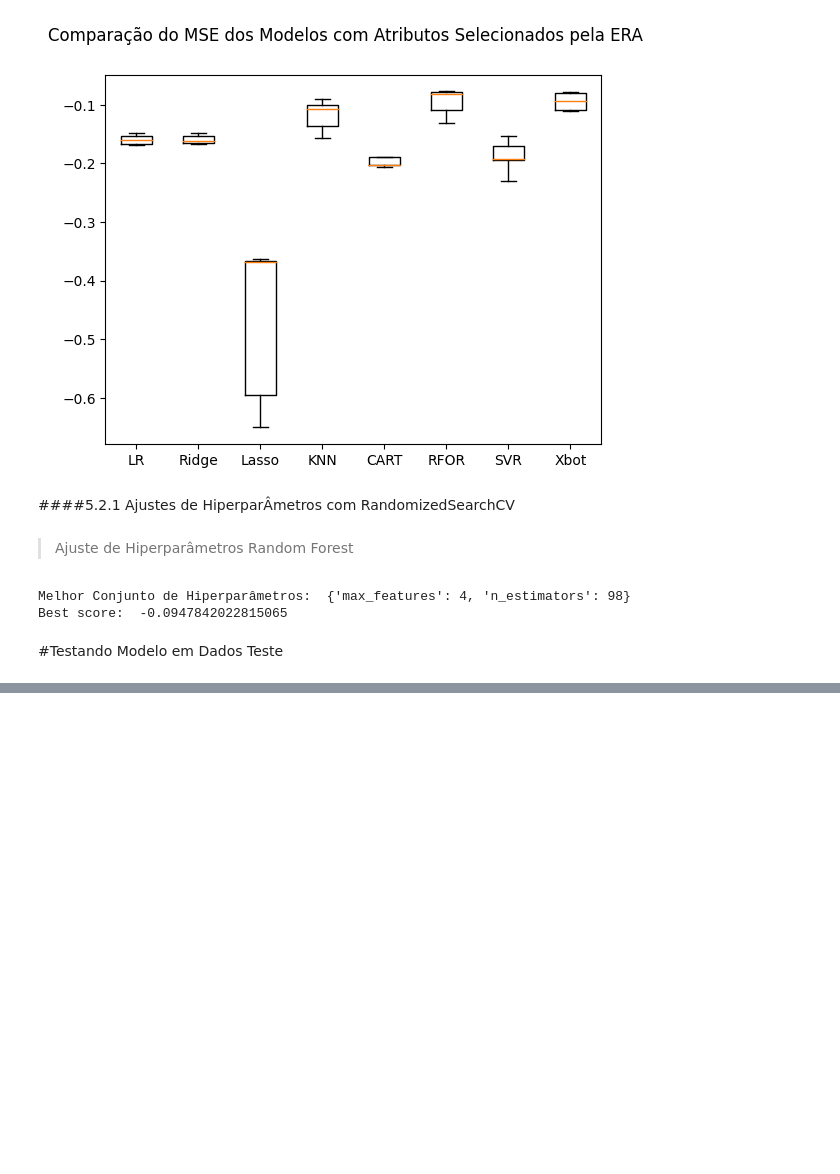
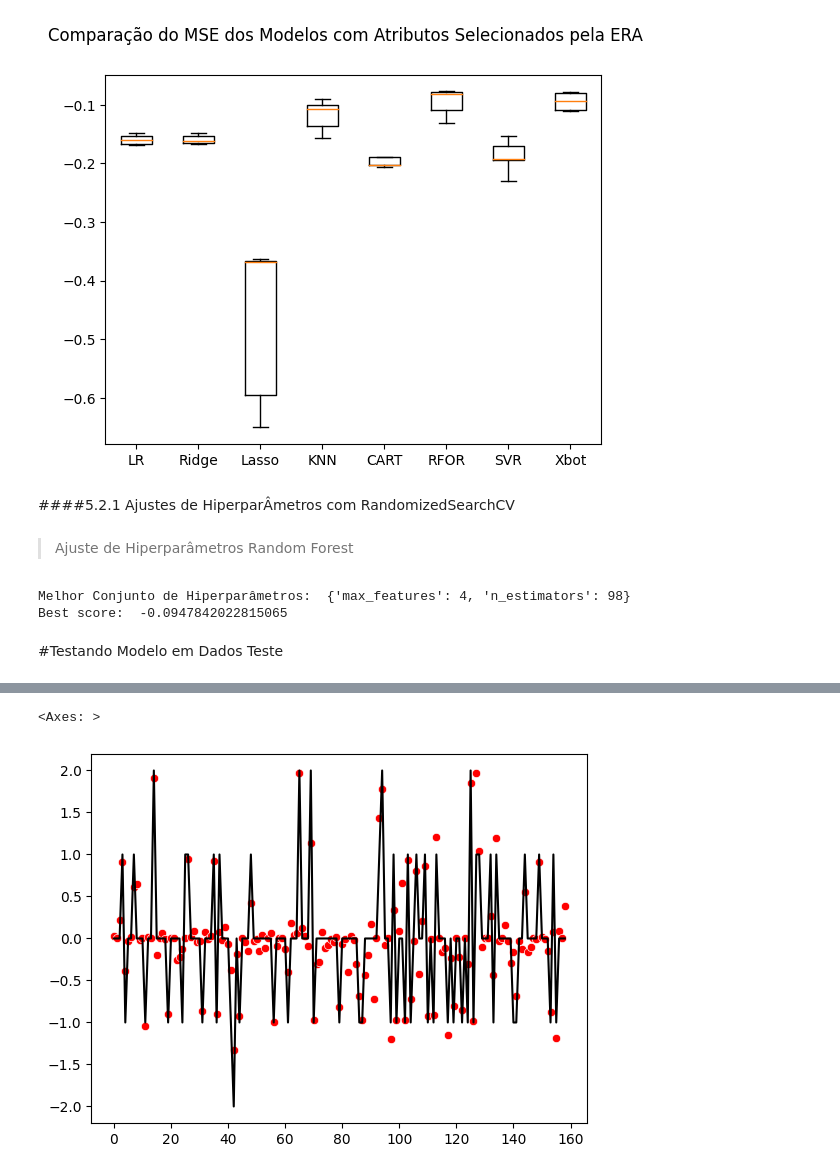
Before and after one commit to MmoniqueL/MVP----Machine-Learning, a Jupyter notebook: MVP_Machine_Learning_El_Niño_V2.ipynb, the cells around one changed output, grey strips where cells are left out. Cells and saved outputs as stored; diff of their text form; code cells hidden in the pictures; blank space fills up the shorter version.

```diff
--- a/MVP_Machine_Learning_El_Niño_V2.ipynb
+++ b/MVP_Machine_Learning_El_Niño_V2.ipynb
@@ -818,0 +854,7 @@ sns.distplot(y_test-predict_xgb)
+# %%
+
+sns.scatterplot(predict_rfor,color='r')
+sns.lineplot(y_test,color='k')
+# %% [output]
+<Axes: >
+[figure, added]
```
Also changed, not shown: parts of 6 cells of this notebook.
